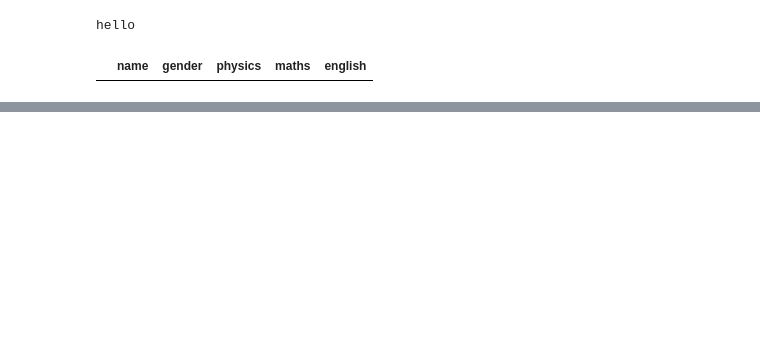
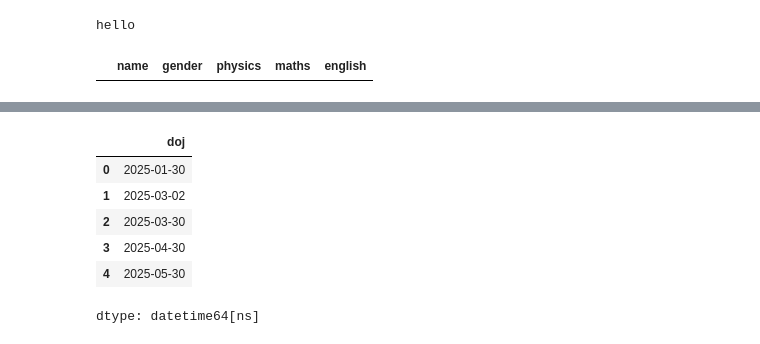
Before and after one commit to Vanshu2374/data-science-45-days, a Jupyter notebook: grass1.ipynb, the cells around one changed output, grey strips where cells are left out. Cells and saved outputs as stored; diff of their text form; code cells hidden in the pictures; blank space fills up the shorter version.

```diff
--- a/grass1.ipynb
+++ b/grass1.ipynb
@@ -25,0 +111,27 @@ df[(df["maths"] > 90) & (df["english"] > 90) & (df["gender"] == "male")]
+# %%
+import pandas as pd
+url = "https://raw.githubusercontent.com/rajendra0968jangid/Ds-Arya/main/file2.json"
+df = pd.read_json(url)
+df['doj'] = ['2025-01-10','2025-02-10','2025-03-10','2025-04-10','2025-05-10',]
+df['doj'].dtype
+
+# convert string to date
+df['doj'] = pd.to_datetime(df['doj'])
+df['doj'].dtype
+
+# date operation
+df['doj'].dt.year
+df['doj'].dt.month
+df['doj'].dt.day
+df['doj'].dt.day_name()
+
+# 20 days
+df['doj'] + pd.to_timedelta(20,unit='D')
+# %% [output]
+|  | doj |
+| 0 | 2025-01-30 |
+| 1 | 2025-03-02 |
+| 2 | 2025-03-30 |
+| 3 | 2025-04-30 |
+| 4 | 2025-05-30 |
+dtype: datetime64[ns]
```
Also changed, not shown: parts of 3 cells of this notebook.
